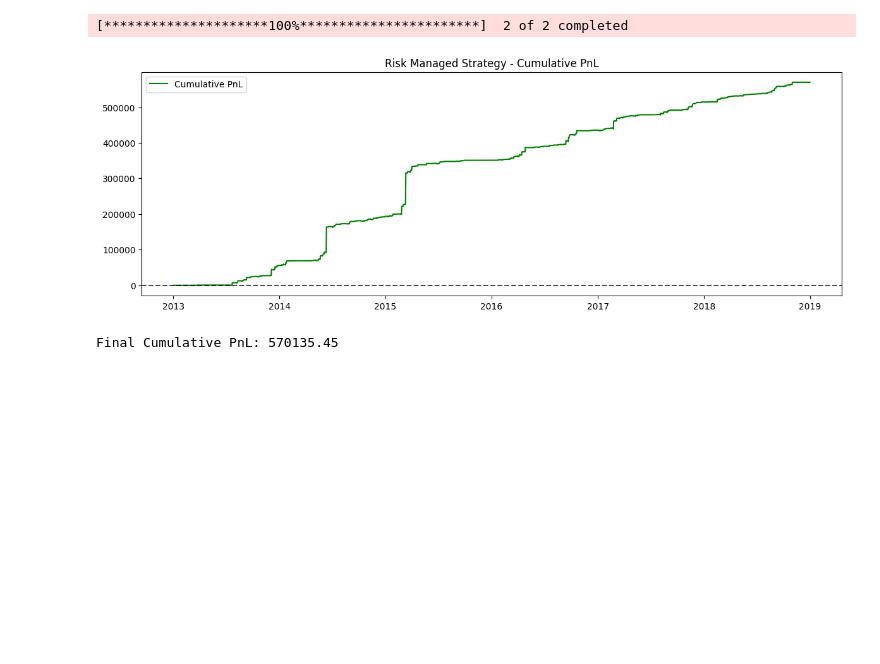
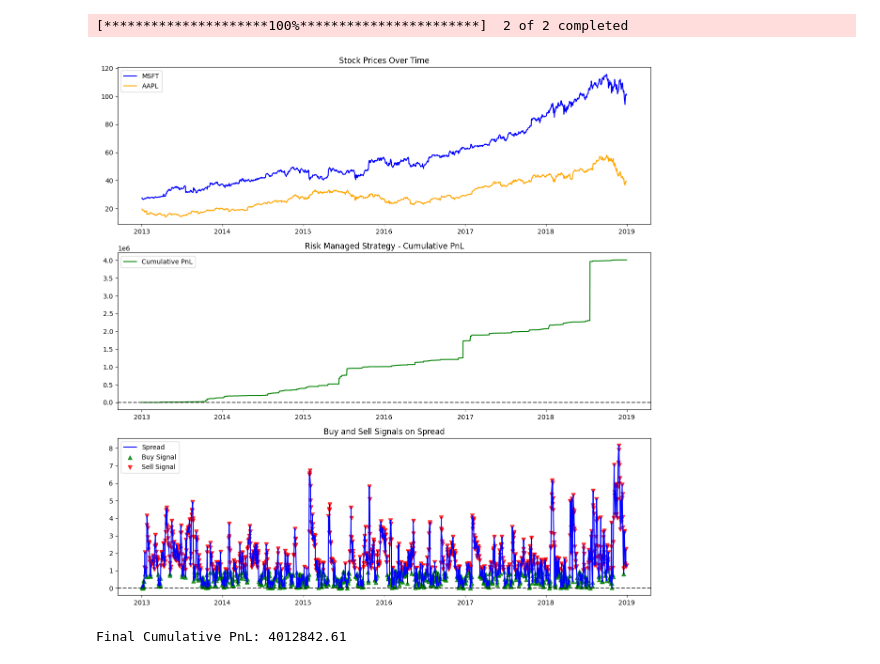
Before and after one commit to ManyaOp/Pairs-Trading-via-Kalman-Filter, a Jupyter notebook: Final _Project/project.ipynb, the cells around one changed output. Drawn from its saved outputs; the diff is of its cells as text; code cells hidden in the pictures; blank space fills up the shorter version.

```diff
--- a/Final _Project/project.ipynb
+++ b/Final _Project/project.ipynb
@@ -7,7 +7,6 @@ from pykalman import KalmanFilter
 
 
 def KalmanFilterRegression(prices1, prices2):
-
     delta = 1e-5
     trans_cov = delta / (1 - delta) * np.eye(2)
 
@@ -37,74 +36,94 @@ def kalman_spread(price1, price2):
     hedge_ratios = state_means[:, 0]
     alphas = state_means[:, 1]
 
-    spread2 = price1 - hedge_ratios * price2 -alphas
+    spread2 = price1 - hedge_ratios * price2 - alphas
 
     spread = abs(spread2)
     return pd.Series(spread, index=price1.index)
 
+
 def stop_loss(spread, threshold):
     return spread > threshold
 
+
 def position_sizing(spread, risk_factor):
-    spread = pd.Series(spread)
     spread_volatility = spread.rolling(window=30).std()
     position_size = risk_factor / spread_volatility
     return position_size.fillna(0)
 
+
 def volatility_threshold(spread, threshold):
-    spread_volatility = pd.Series(spread).rolling(window=30).std()
+    spread_volatility = spread.rolling(window=30).std()
     return spread_volatility > threshold
 
+
 def backtest_with_risk_management(data, stock1, stock2, stop_loss_threshold=2, risk_factor=0.10, volatility_threshold_value=0.02):
-    spread = calculate_kalman_spread(data[stock1], data[stock2])
+    spread = kalman_spread(data[stock1], data[stock2])
+
+    buy_signals = spread < 1
+    sell_signals = spread > 1
 
     stop_loss_flag = stop_loss(spread, stop_loss_threshold)
-
     volatility_flag = volatility_threshold(spread, volatility_threshold_value)
 
-    position_size = position_sizing(spread, risk_factor)*10000
+    position_size = position_sizing(spread, risk_factor) * 10000
 
     daily_returns = spread.pct_change().shift(-1).fillna(0)
 
-    position = np.zeros(len(spread))*10000
+    position = np.zeros(len(spread))
 
+
+    position[buy_signals] = 1
+    position[sell_signals] = -1
+    position[stop_loss_flag] = 0
     position[volatility_flag] = position_size[volatility_flag]
-
-    position[stop_loss_flag] = 0
 
     pnl = position * daily_returns
     cumulative_pnl = pnl.cumsum()
 
+    plt.figure(figsize=(12, 12))
+
+    plt.subplot(3, 1, 1)
+    plt.plot(data[stock1], label=stock1, color='blue')
+    plt.plot(data[stock2], label=stock2, color='orange')
+    plt.title("Stock Prices Over Time")
+    plt.legend()
+
+    plt.subplot(3, 1, 2)
+    plt.plot(cumulative_pnl, label="Cumulative PnL", color="green")
+    plt.axhline(0, color="black", linestyle="--", alpha=0.7)
+    plt.title("Risk Managed Strategy - Cumulative PnL")
+    plt.legend()
+
+    plt.subplot(3, 1, 3)
+    plt.plot(spread.index, spread, label='Spread', color='blue')
+    plt.scatter(spread.index[buy_signals], spread[buy_signals], marker='^', color='green', label='Buy Signal', alpha=0.8)
+    plt.scatter(spread.index[sell_signals], spread[sell_signals], marker='v', color='red', label='Sell Signal', alpha=0.8)
+    plt.axhline(0, color='black', linestyle='--', alpha=0.7)
+    plt.title("Buy and Sell Signals on Spread")
+    plt.legend()
+
+    plt.tight_layout()
+    plt.savefig('stock_prices_and_pnl_signals.png')
+    plt.show()
+
     return cumulative_pnl, pnl
 
+
 tickers = ["MSFT", "AAPL"]
-start_date="2013-01-01"
-end_date="2019-01-01"
-data = data = yf.download(tickers, start=start_date, end=end_date)["Close"]
-
+start_date = "2013-01-01"
+end_date = "2019-01-01"
+data = yf.download(tickers, start=start_date, end=end_date)["Close"]
 
 cumulative_pnl_rm, pnl_rm = backtest_with_risk_management(
     data, 'MSFT', 'AAPL',
     stop_loss_threshold=2,
     risk_factor=0.10,
     volatility_threshold_value=0.02
 )
 
-plt.figure(figsize=(12, 8))
-
-plt.subplot(2, 1, 1)
-plt.plot(cumulative_pnl_rm, label="Cumulative PnL", color="green")
-plt.axhline(0, color="black", linestyle="--", alpha=0.7)
-plt.title("Risk Managed Strategy - Cumulative PnL")
-plt.legend()
-
-
-
-plt.tight_layout()
-plt.show()
-
 print(f"Final Cumulative PnL: {cumulative_pnl_rm.iloc[-1]:.2f}")
 # %% [output]
 [*********************100%***********************]  2 of 2 completed
-[figure, old version]
+[figure, new version]
-Final Cumulative PnL: 570135.45
+Final Cumulative PnL: 4012842.61
```
Also changed, not shown: parts of 1 cell of this notebook.
